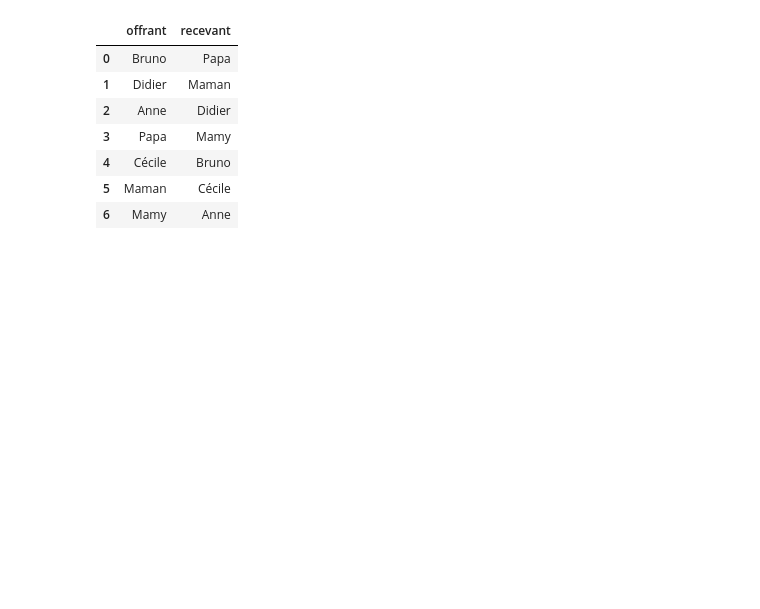
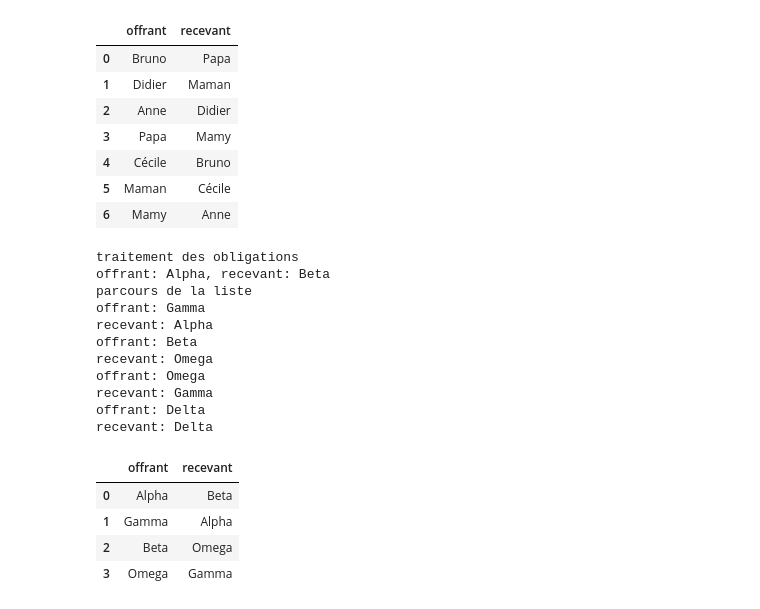
Before and after one commit to Elmetayer/divers, a Jupyter notebook: secret_santa.ipynb, the cells around one changed output. Cells and saved outputs as stored; diff of their text form; code cells hidden in the pictures; blank space fills up the shorter version.

```diff
--- a/secret_santa.ipynb
+++ b/secret_santa.ipynb
@@ -5,5 +8,12 @@ import json
 # %%
+# fonction pour générer les résultats du secret santa
 def secret_santa(liste_participants, config):
+    '''
+    la fonction prend en arguments une liste de participants, et une configuration qui définit:
+    - les relations offrant > recevant prédéfinies
+    - les relations offrant > recevant à exclure
+    elle renvoie une liste de couples (offrant, recevant)
+    '''
     resultats = []
     offrants_restant = liste_participants.copy()
     recevants_restant = liste_participants.copy()
@@ -11,19 +21,25 @@ def secret_santa(liste_participants, config):
     obligations = config['obligations'].copy()
 
     # on traite d'abord les obligations
+    print('traitement des obligations')
     for offrant, recevant in obligations:
+        print('offrant: {}, recevant: {}'.format(offrant, recevant))
         resultats.append((offrant, recevant))
         offrants_restant.pop(offrants_restant.index(offrant))
         recevants_restant.pop(recevants_restant.index(recevant))
 
     # on parcours au hasard la liste des participants
-    for i_donnant_a_traiter in np.random.permutation(len(offrants_restant)):
-        donnant_a_traiter = offrants_restant[i_donnant_a_traiter]
+    print('parcours de la liste')
+    for i_offrant_a_traiter in np.random.permutation(len(offrants_restant)):
+        offrant_a_traiter = offrants_restant[i_offrant_a_traiter]
+        print('offrant: {}'.format(offrant_a_traiter))
         # on tire au hasard les recevants restants
         for i_recevant_possible in np.random.permutation(len(recevants_restant)):
+            recevant_a_traiter = recevants_restant[i_recevant_possible]
+            print('recevant: {}'.format(recevant_a_traiter))
             # vérification des exclusions
-            if (donnant_a_traiter, recevants_restant[i_recevant_possible]) not in exclusions and donnant_a_traiter != recevants_restant[i_recevant_possible]:
-                resultats.append((donnant_a_traiter, recevants_restant[i_recevant_possible]))
+            if (offrant_a_traiter, recevant_a_traiter) not in exclusions and offrant_a_traiter != recevant_a_traiter:
+                resultats.append((offrant_a_traiter, recevant_a_traiter))
                 recevants_restant.pop(i_recevant_possible)
                 break
             else:
@@ -92,3 +108,27 @@ pd.DataFrame(secret_santa_results, columns = ['offrant', 'recevant'])
 | 4 | Cécile | Bruno |
 | 5 | Maman | Cécile |
 | 6 | Mamy | Anne |
+# %%
+with open('config_exemple.json') as f:
+    config = json.load(f)
+liste_participants = pd.read_csv('participants_exemple.csv', header=None, names=['participants'])['participants'].to_list()
+
+secret_santa_results = secret_santa(liste_participants, config)
+pd.DataFrame(secret_santa_results, columns = ['offrant', 'recevant'])
+# %% [output]
+traitement des obligations
+offrant: Alpha, recevant: Beta
+parcours de la liste
+offrant: Gamma
+recevant: Alpha
+offrant: Beta
+recevant: Omega
+offrant: Omega
+recevant: Gamma
+offrant: Delta
+recevant: Delta
+|  | offrant | recevant |
+| 0 | Alpha | Beta |
+| 1 | Gamma | Alpha |
+| 2 | Beta | Omega |
+| 3 | Omega | Gamma |
```
Also changed, not shown: parts of 6 cells of this notebook, 1 other file.
